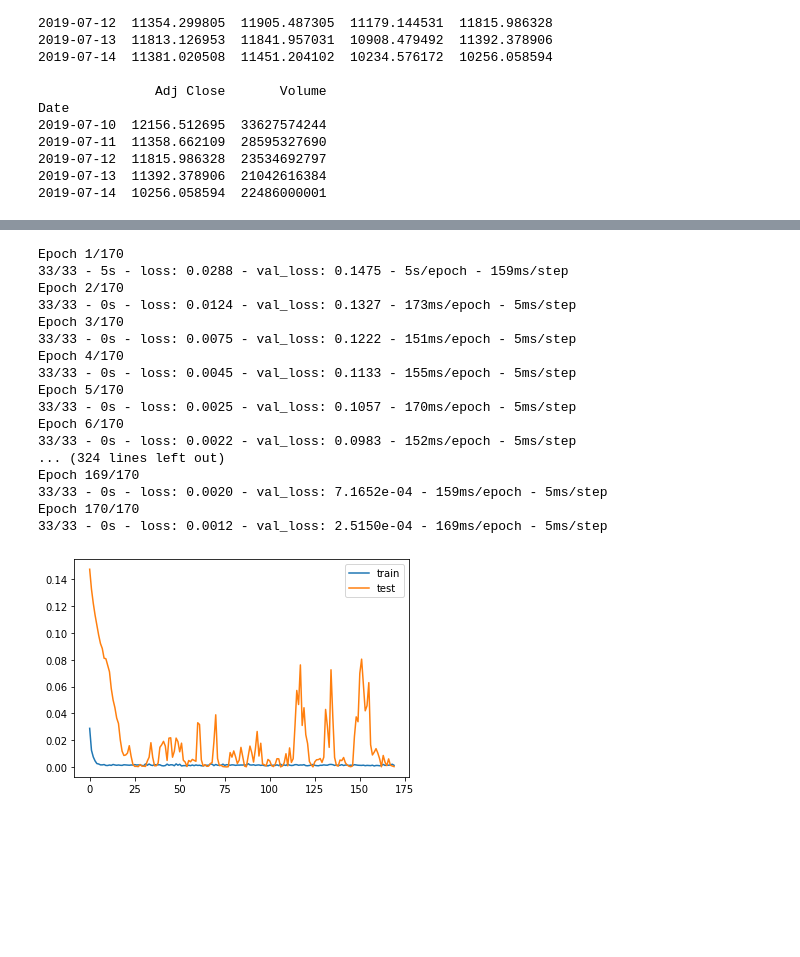
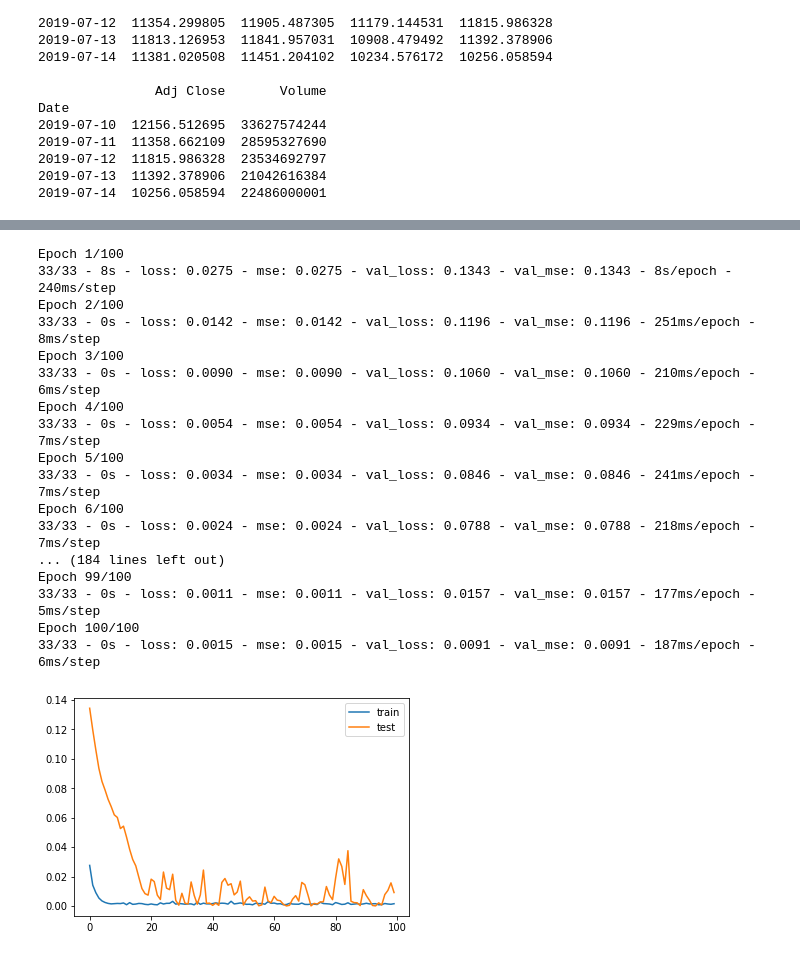
Before and after one commit to atabakjd/JSE-Stock-Market-Returns-Prediction-Using-Multivariate-Time-Series-Data, a Jupyter notebook: crypto_mvgruReg_yfinance.ipynb, the cells around one changed output, grey strips where cells are left out. Cells and saved outputs as stored; diff of their text form; code cells hidden in the pictures; blank space fills up the shorter version.

```diff
--- a/crypto_mvgruReg_yfinance.ipynb
+++ b/crypto_mvgruReg_yfinance.ipynb
@@ -169,38 +171,47 @@ print(train_X.shape, train_y.shape, test_X.shape, test_y.shape)
 # %%
 # design network
 model = Sequential()
 model.add(GRU(100, input_shape=(train_X.shape[1], train_X.shape[2]),return_sequences = True))
 model.add(GRU(40))
 model.add(Dense(1))
 model.add(BatchNormalization())
-model.compile(loss='mse', optimizer='adam')
+model.compile(loss='mse', metrics='mse', optimizer='adam')
 #checkpoint
-filepath="weights.best.hdf5"
-checkpoint = ModelCheckpoint(filepath, monitor='val_accuracy', verbose=1, save_best_only=True, mode='max')
-callbacks_list = [checkpoint]
+# filepath="/content/drive/MyDrive/weights.h5"
+# checkpoint = ModelCheckpoint(filepath=filepath, monitor='val_accuracy', verbose=1, save_best_only=True, mode='max')
+# callbacks_list = [checkpoint]
+checkpoint_filepath = "/content/drive/MyDrive/weights"
+model_checkpoint_callback = ModelCheckpoint(
+    filepath=checkpoint_filepath,
+    save_weights_only=True,
+    monitor='mse',
+    mode='min',
+    save_best_only=True)
+
 # fit network
-history = model.fit(train_X, train_y, epochs=170, batch_size=32, validation_data=(test_X, test_y), verbose=2, shuffle=True)
+history = model.fit(train_X, train_y, epochs=100, batch_size=32, validation_data=(test_X, test_y), verbose=2, shuffle=True, callbacks=[model_checkpoint_callback])
+
 # plot history
 pyplot.plot(history.history['loss'], label='train')
 pyplot.plot(history.history['val_loss'], label='test')
 pyplot.legend()
 pyplot.show()
 # %% [output]
-Epoch 1/170
-33/33 - 5s - loss: 0.0288 - val_loss: 0.1475 - 5s/epoch - 159ms/step
-Epoch 2/170
-33/33 - 0s - loss: 0.0124 - val_loss: 0.1327 - 173ms/epoch - 5ms/step
-Epoch 3/170
-33/33 - 0s - loss: 0.0075 - val_loss: 0.1222 - 151ms/epoch - 5ms/step
-Epoch 4/170
-33/33 - 0s - loss: 0.0045 - val_loss: 0.1133 - 155ms/epoch - 5ms/step
-Epoch 5/170
-33/33 - 0s - loss: 0.0025 - val_loss: 0.1057 - 170ms/epoch - 5ms/step
-Epoch 6/170
-33/33 - 0s - loss: 0.0022 - val_loss: 0.0983 - 152ms/epoch - 5ms/step
-... (324 lines left out)
-Epoch 169/170
-33/33 - 0s - loss: 0.0020 - val_loss: 7.1652e-04 - 159ms/epoch - 5ms/step
-Epoch 170/170
-33/33 - 0s - loss: 0.0012 - val_loss: 2.5150e-04 - 169ms/epoch - 5ms/step
+Epoch 1/100
+33/33 - 8s - loss: 0.0275 - mse: 0.0275 - val_loss: 0.1343 - val_mse: 0.1343 - 8s/epoch - 240ms/step
+Epoch 2/100
+33/33 - 0s - loss: 0.0142 - mse: 0.0142 - val_loss: 0.1196 - val_mse: 0.1196 - 251ms/epoch - 8ms/step
+Epoch 3/100
+33/33 - 0s - loss: 0.0090 - mse: 0.0090 - val_loss: 0.1060 - val_mse: 0.1060 - 210ms/epoch - 6ms/step
+Epoch 4/100
+33/33 - 0s - loss: 0.0054 - mse: 0.0054 - val_loss: 0.0934 - val_mse: 0.0934 - 229ms/epoch - 7ms/step
+Epoch 5/100
+33/33 - 0s - loss: 0.0034 - mse: 0.0034 - val_loss: 0.0846 - val_mse: 0.0846 - 241ms/epoch - 7ms/step
+Epoch 6/100
+33/33 - 0s - loss: 0.0024 - mse: 0.0024 - val_loss: 0.0788 - val_mse: 0.0788 - 218ms/epoch - 7ms/step
+... (184 lines left out)
+Epoch 99/100
+33/33 - 0s - loss: 0.0011 - mse: 0.0011 - val_loss: 0.0157 - val_mse: 0.0157 - 177ms/epoch - 5ms/step
+Epoch 100/100
+33/33 - 0s - loss: 0.0015 - mse: 0.0015 - val_loss: 0.0091 - val_mse: 0.0091 - 187ms/epoch - 6ms/step
-[figure, old version]
+[figure, new version]
```
Also changed, not shown: parts of 10 cells of this notebook.
